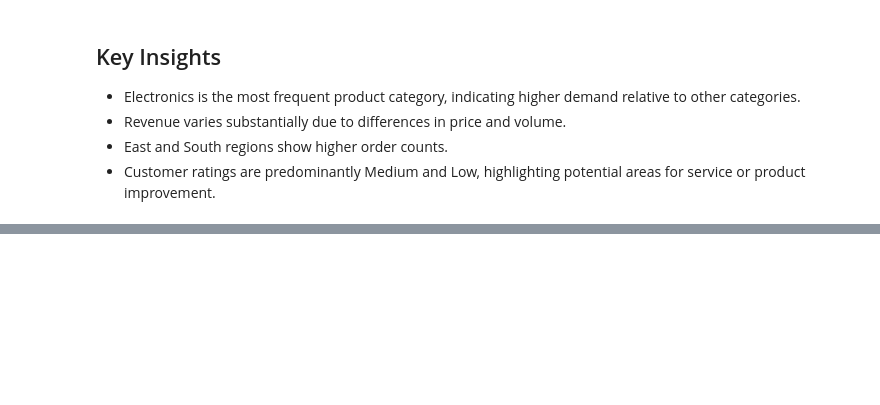
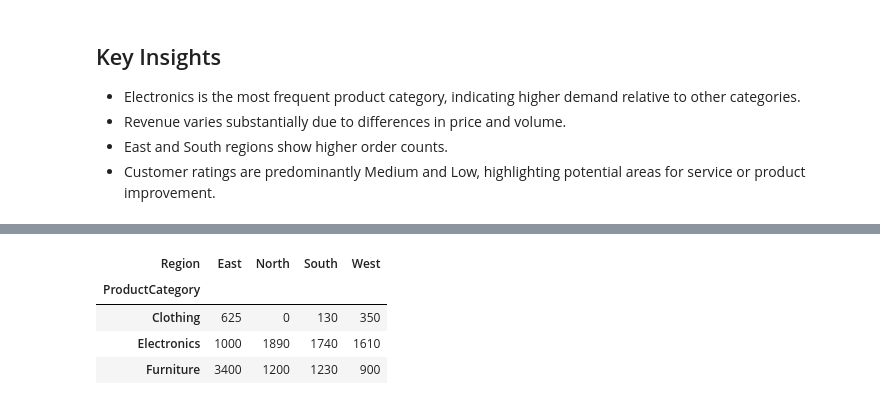
Before and after one commit to chamiD-tech/data-analysis-portfolio, a Jupyter notebook: eda-projects/numerical-categorical-eda/notebooks/02_retail_sales_eda.ipynb, the cells around one changed output, grey strips where cells are left out. Cells and saved outputs as stored; diff of their text form; code cells hidden in the pictures; blank space fills up the shorter version.

Commit message:
Update EDA with aggregation and pivot analysis

```diff
--- a/eda-projects/numerical-categorical-eda/notebooks/02_retail_sales_eda.ipynb
+++ b/eda-projects/numerical-categorical-eda/notebooks/02_retail_sales_eda.ipynb
@@ -138,0 +160,18 @@ plt.show()
+# %%
+# Revenue by category and region
+revenue_pivot = pd.pivot_table(
+    df,
+    values='Revenue',
+    index='ProductCategory',
+    columns='Region',
+    aggfunc='sum',
+    fill_value=0
+)
+
+revenue_pivot
+# %% [output]
+| Region | East | North | South | West |
+| ProductCategory |  |  |  |  |
+| Clothing | 625 | 0 | 130 | 350 |
+| Electronics | 1000 | 1890 | 1740 | 1610 |
+| Furniture | 3400 | 1200 | 1230 | 900 |
```
Also changed, not shown: parts of 4 cells of this notebook.
